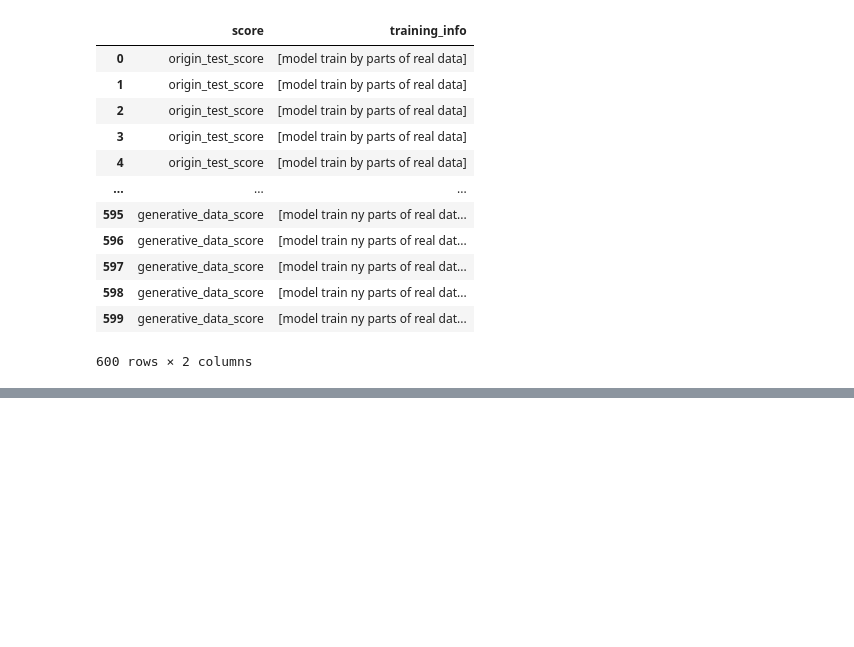
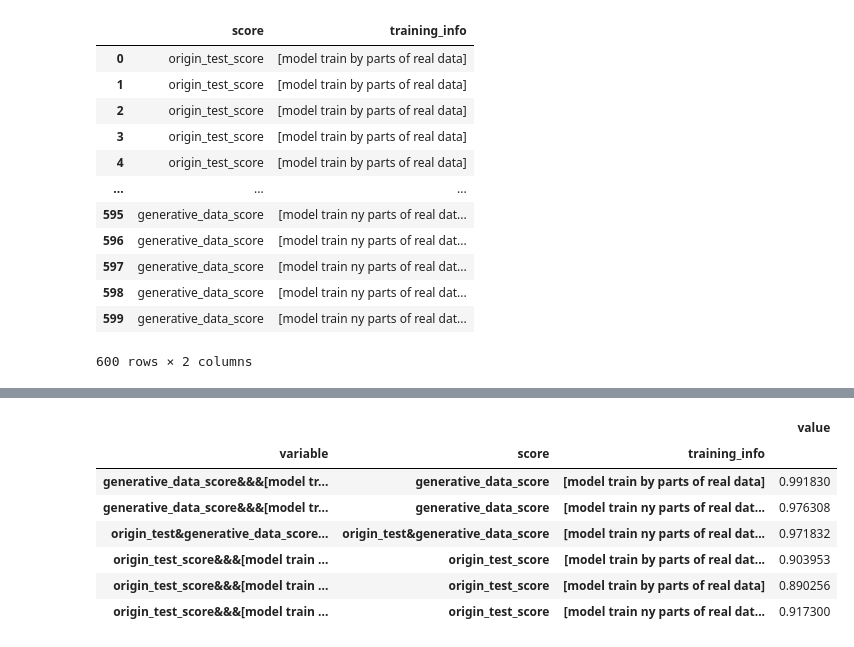
Before and after one commit to DanyelleJhang/FST, a Jupyter notebook: synthesis3.ipynb, the cells around one changed output, grey strips where cells are left out. Drawn from its saved outputs; the diff is of its cells as text; code cells hidden in the pictures; blank space fills up the shorter version.

```diff
--- a/synthesis3.ipynb
+++ b/synthesis3.ipynb
@@ -259,0 +303,12 @@ experiment_result.to_csv("C:/Users/foresight_User/Desktop/公司文件/4.CIT季
+# %%
+
+pd.DataFrame(experiment_result.groupby(['variable','score','training_info'])["value"].median())
+# %% [output]
+|  |  |  | value |
+| variable | score | training_info |  |
+| generative_data_score&&&[model tr... | generative_data_score | [model train by parts of real data] | 0.991830 |
+| generative_data_score&&&[model tr... | generative_data_score | [model train ny parts of real dat... | 0.976308 |
+| origin_test&generative_data_score... | origin_test&generative_data_score | [model train ny parts of real dat... | 0.971832 |
+| origin_test_score&&&[model train ... | origin_test_score | [model train by parts of real dat... | 0.903953 |
+| origin_test_score&&&[model train ... | origin_test_score | [model train by parts of real data] | 0.890256 |
+| origin_test_score&&&[model train ... | origin_test_score | [model train ny parts of real dat... | 0.917300 |
```
Also changed, not shown: parts of 14 cells of this notebook, 3 other files.
